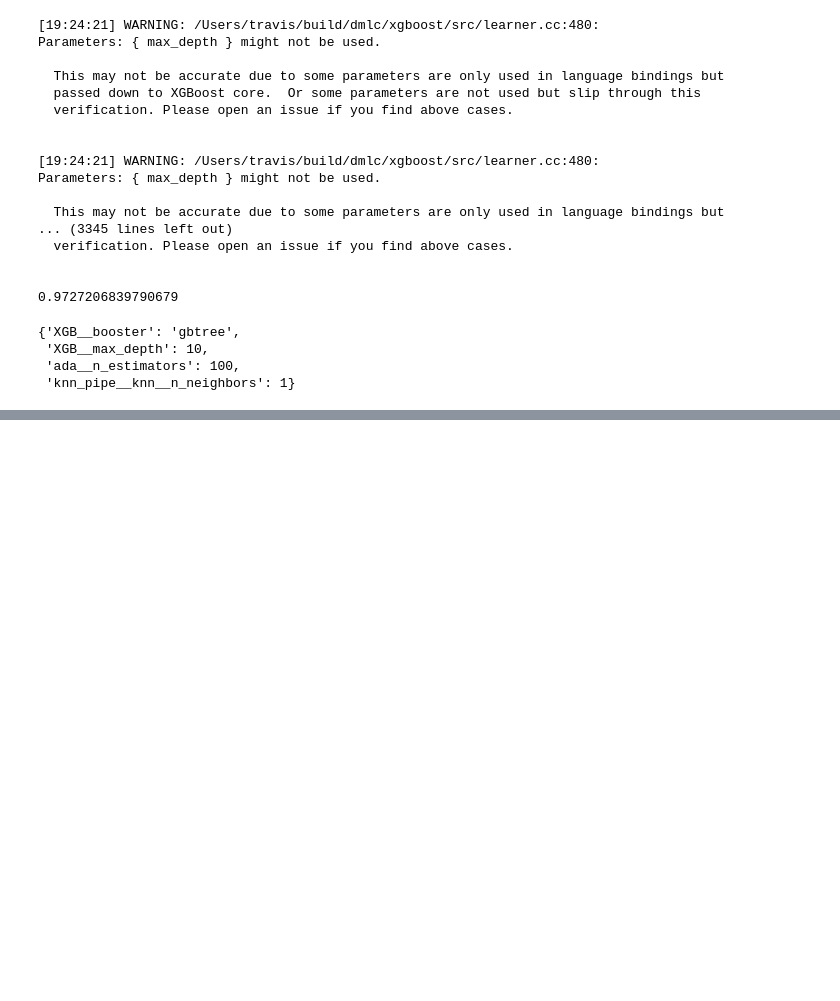
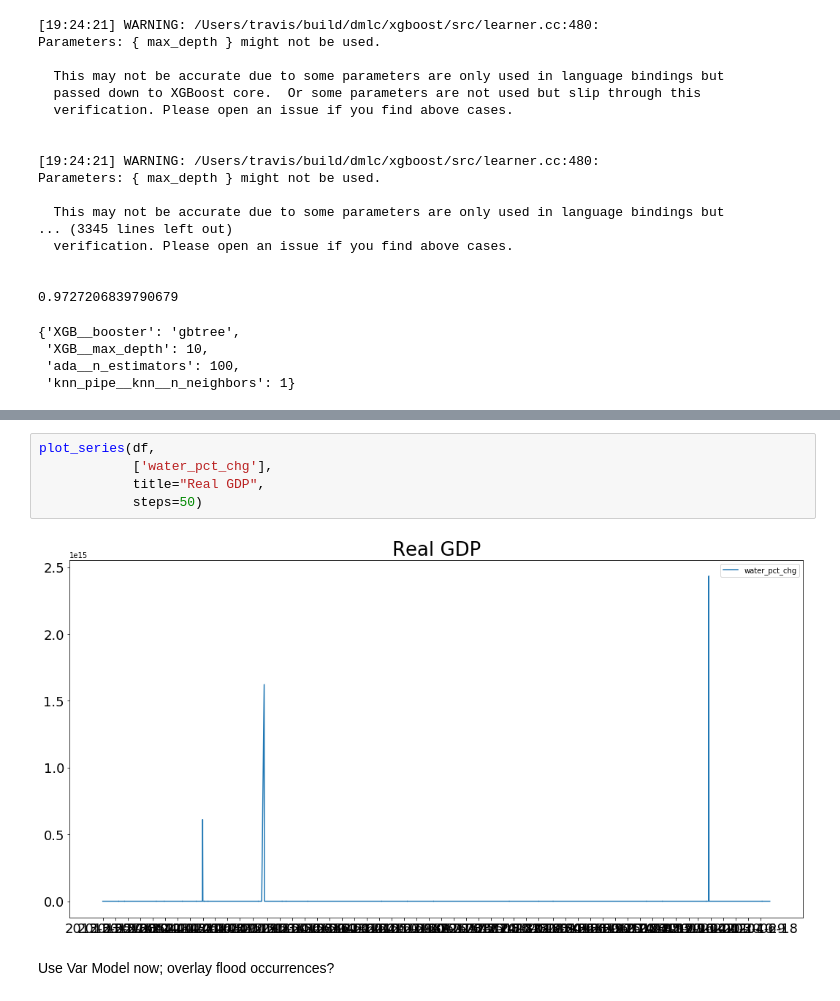
Before and after one commit to maxwiedmann/DSI_project_5__ee_water_levels, a Jupyter notebook: main.ipynb, the cells around one changed output, grey strips where cells are left out. Drawn from its saved outputs; the diff is of its cells as text; blank space fills up the shorter version.

```diff
--- a/main.ipynb
+++ b/main.ipynb
@@ -533,0 +560,9 @@ Parameters: { max_depth } might not be used.
+# %%
+plot_series(df,
+            ['water_pct_chg'],
+            title="Real GDP",
+            steps=50)
+# %% [output]
+[figure, added]
+# %% [markdown]
+Use Var Model now; overlay flood occurrences?
```
Also changed, not shown: parts of 27 cells of this notebook, 1 other file.
